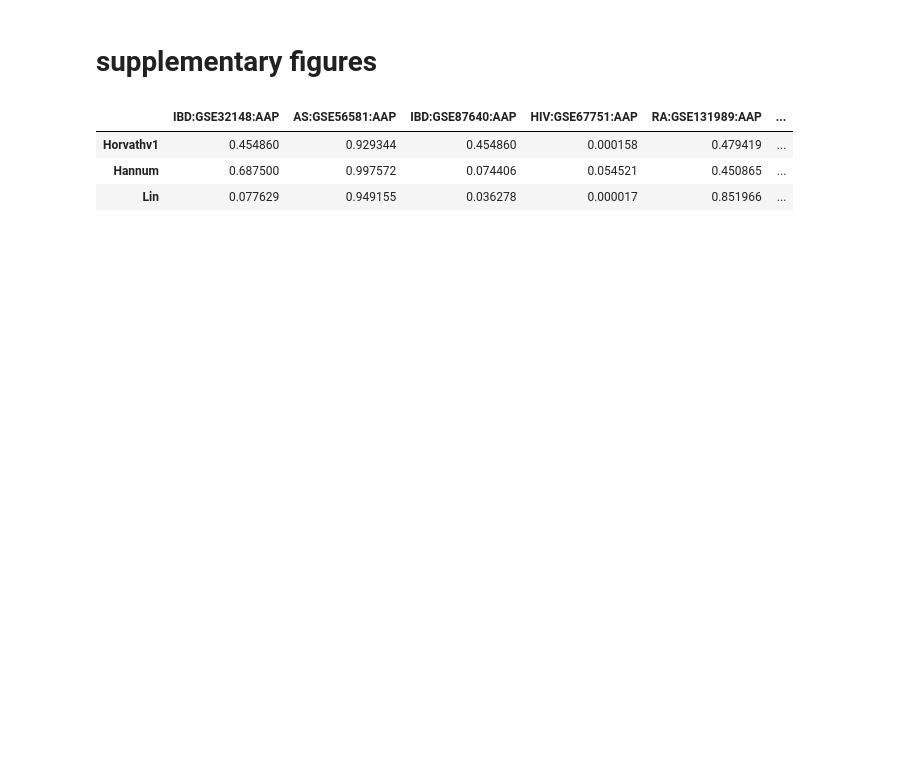
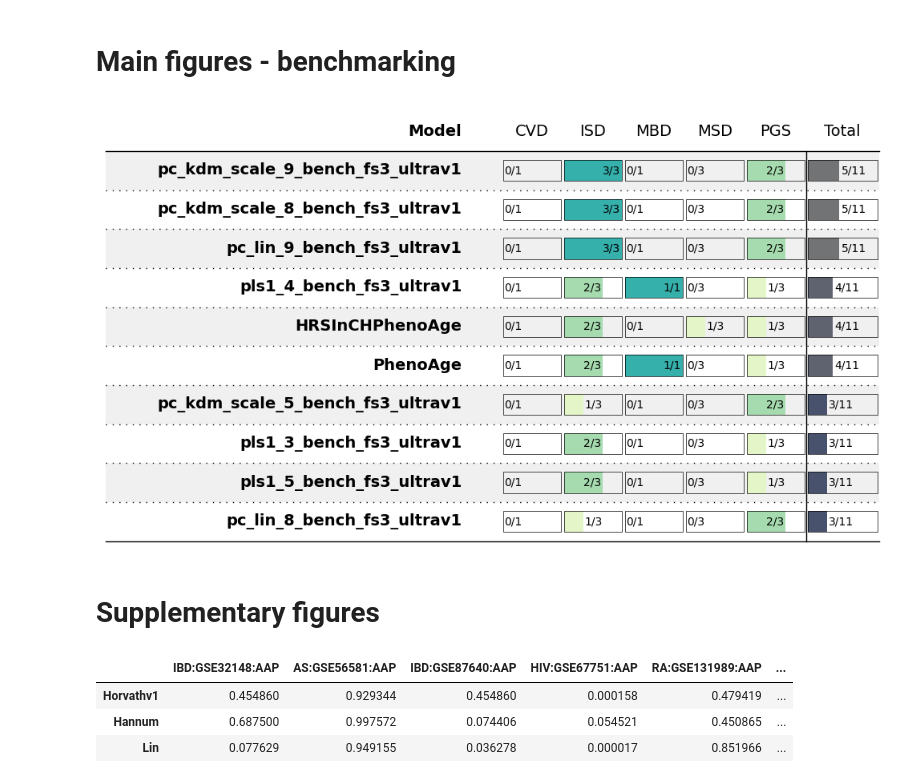
Before and after one commit to ComputationalAgingLab/ComputAge, a Jupyter notebook: benchplots.ipynb, the cells around one changed output. Cells and saved outputs as stored; diff of their text form; code cells hidden in the pictures; blank space fills up the shorter version.

Commit message:
added new plots for benchmarking

```diff
--- a/benchplots.ipynb
+++ b/benchplots.ipynb
@@ -8,3 +8,5 @@ import numpy as np
 from plottable import Table, ColumnDefinition
 from plottable.formatters import decimal_to_percent
 from plottable.plots import bar, percentile_bars, percentile_stars, progress_donut
+# %% [markdown]
+# Main figures - benchmarking
@@ -10,0 +47,16 @@ from plottable.plots import bar, percentile_bars, percentile_stars, progress_don
+# %%
+df = pd.melt(data.reset_index(), id_vars=['index'])
+df['Condition'] = [c.split(':')[0] for c in df['variable']]
+df['Class'] = cond2class(df['Condition'])
+df = df.drop(['variable', 'Condition'], axis=1)
+
+sums = df.groupby(['index', 'Class']).sum()
+counts = df.groupby(['index', 'Class']).count()
+sums = pd.pivot(sums.reset_index(), index='index', columns=['Class'], values='value')
+counts = pd.pivot(counts.reset_index(), index='index', columns=['Class'], values='value')
+sums['Total'] = sums.sum(axis=1)
+counts['Total'] = counts.sum(axis=1)
+classcounts = counts.iloc[0]
+vals = sums / counts
+vals.index.name = 'Model'
+vals = vals.sort_values('Total', ascending=False)
@@ -11,5 +114,26 @@ from plottable.plots import bar, percentile_bars, percentile_stars, progress_don
+# %%
+plt.rcParams["font.family"] = ["DejaVu Sans"]
+plt.rcParams["savefig.bbox"] = "tight"
+
+fig, ax = plt.subplots(figsize=(12.5, 7))
+
+table = Table(
+    vals.head(10),
+    column_definitions=col_defs,
+    row_dividers=True,
+    footer_divider=True,
+    odd_row_color="#ffffff",
+    even_row_color="#f0f0f0",
+    ax=ax,
+    textprops={"fontsize": 14},
+    row_divider_kw={"linewidth": 1, "linestyle": (0, (1, 5))},
+    col_label_divider_kw={"linewidth": 1, "linestyle": "-"},
+    column_border_kw={"linewidth": 1, "linestyle": "-"},
+)
+# %% [output]
+[figure, added]
 # %% [markdown]
-# supplementary figures
+# Supplementary figures
 # %%
 test = pd.read_csv('/home/dkriukov/ComputAge/tmp_bench_results/bench2_published_bench_adj_pvals.csv', index_col=0)
 
```
Also changed, not shown: parts of 9 cells of this notebook.
